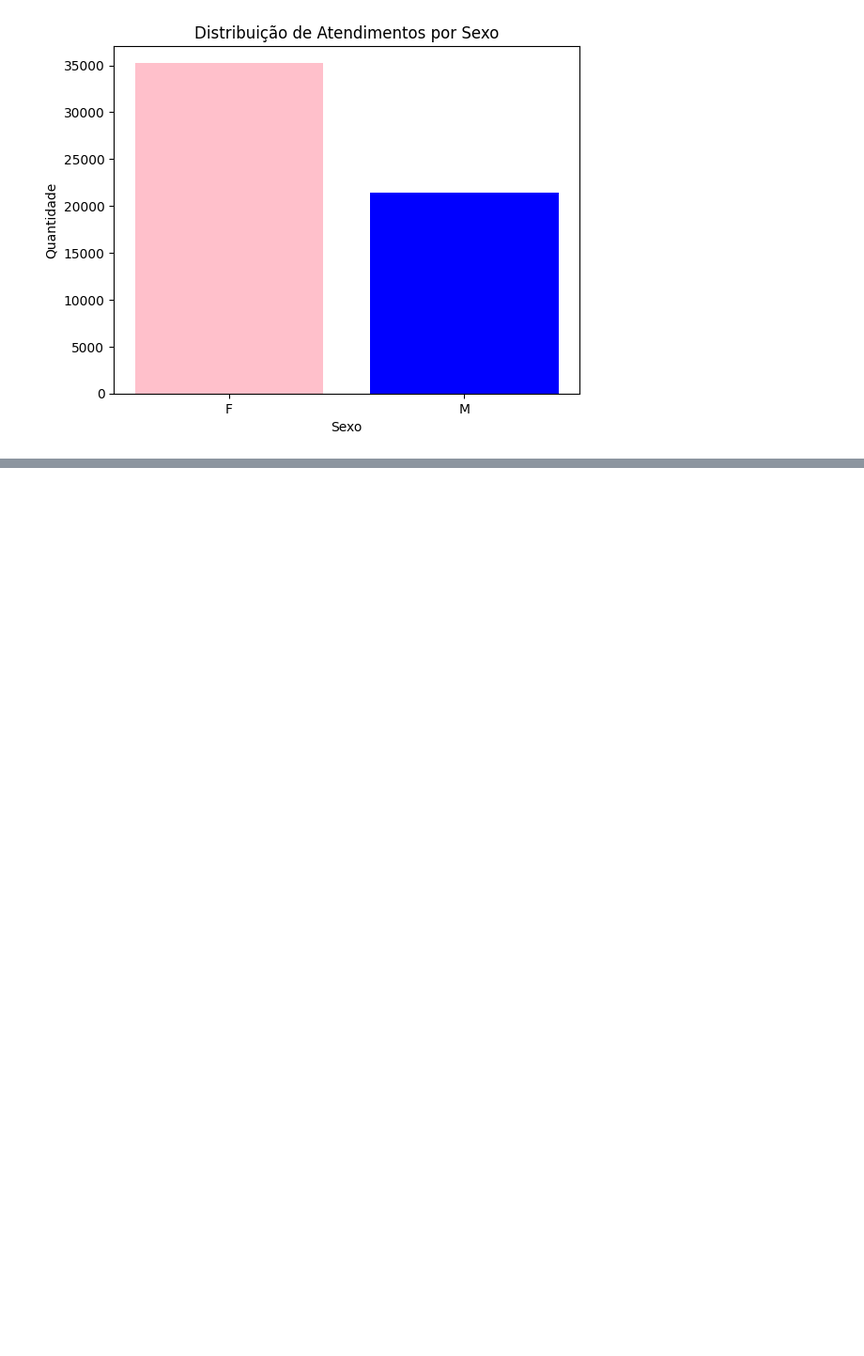
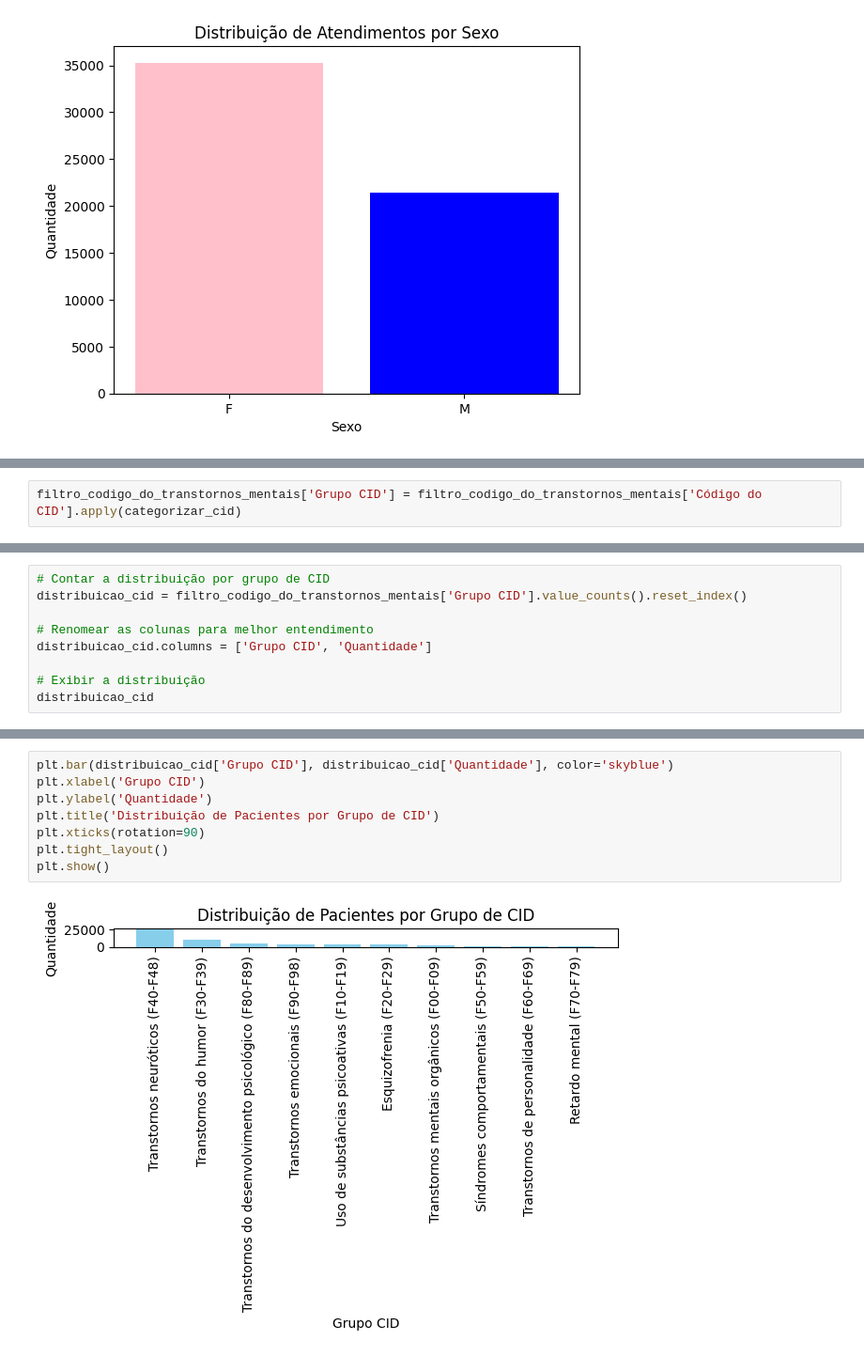
Before and after one commit to GustavoEmanuel901/Analise-dados-de-sa-de-mental-curitiba, a Jupyter notebook: Analise_dos_dados_Curitiba_Saúde_mental.ipynb, the cells around one changed output, grey strips where cells are left out. Shown: that part at 94% size. Saved outputs shown, nothing was run; the diff lists cells and outputs as text; blank space fills up the shorter version.

```diff
--- a/Analise_dos_dados_Curitiba_Saúde_mental.ipynb
+++ b/Analise_dos_dados_Curitiba_Saúde_mental.ipynb
@@ -307,0 +356,2 @@ plt.show()
+# %%
+filtro_codigo_do_transtornos_mentais['Grupo CID'] = filtro_codigo_do_transtornos_mentais['Código do CID'].apply(categorizar_cid)
@@ -307,0 +364,9 @@ plt.show()
+# %%
+# Contar a distribuição por grupo de CID
+distribuicao_cid = filtro_codigo_do_transtornos_mentais['Grupo CID'].value_counts().reset_index()
+
+# Renomear as colunas para melhor entendimento
+distribuicao_cid.columns = ['Grupo CID', 'Quantidade']
+
+# Exibir a distribuição
+distribuicao_cid
@@ -307,0 +391,10 @@ plt.show()
+# %%
+plt.bar(distribuicao_cid['Grupo CID'], distribuicao_cid['Quantidade'], color='skyblue')
+plt.xlabel('Grupo CID')
+plt.ylabel('Quantidade')
+plt.title('Distribuição de Pacientes por Grupo de CID')
+plt.xticks(rotation=90)
+plt.tight_layout()
+plt.show()
+# %% [output]
+[figure, added]
```
Also changed, not shown: parts of 8 cells of this notebook.
